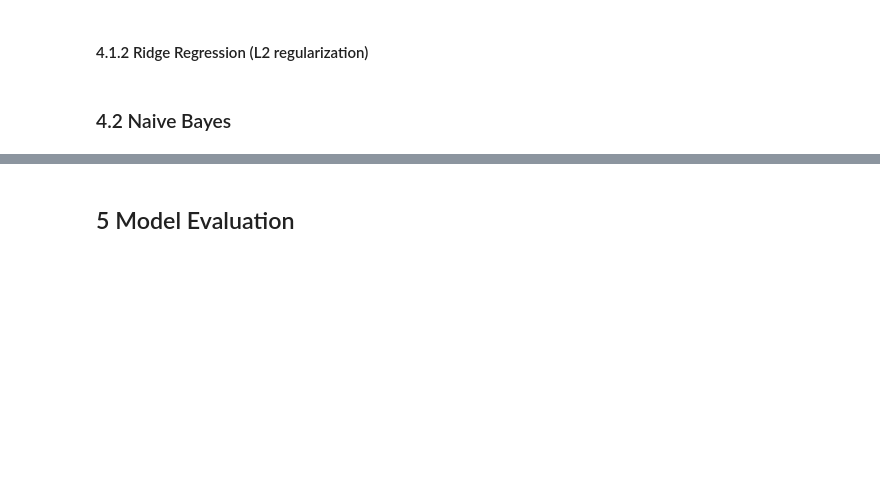
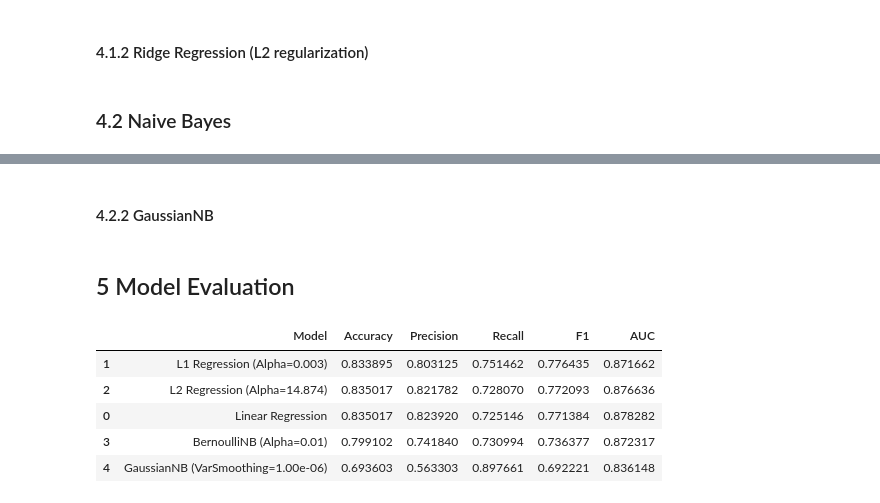
Before and after one commit to fede-giorgi/Transformer_is_All_You_Need, a Jupyter notebook: project.ipynb, the cells around one changed output, grey strips where cells are left out. Cells and saved outputs as stored; diff of their text form; code cells hidden in the pictures; blank space fills up the shorter version.

```diff
--- a/project.ipynb
+++ b/project.ipynb
@@ -1323,0 +1356,2 @@ print("Best GaussianNB added to df_results with var_smoothing =", best_row_gnb["
+# %% [markdown]
+#### 4.2.2 GaussianNB
@@ -1324,4 +1418,11 @@ print("Best GaussianNB added to df_results with var_smoothing =", best_row_gnb["
 # %% [markdown]
 ## 5 Model Evaluation
 # %%
-df_results.sort_values(by="F1", ascending=False)
+df_results.sort_values(by="F1", ascending=False)[ ["Model", "Accuracy", "Precision", "Recall", "F1", "AUC"]]
+# %% [output]
+|  | Model | Accuracy | Precision | Recall | F1 | AUC |
+| 1 | L1 Regression (Alpha=0.003) | 0.833895 | 0.803125 | 0.751462 | 0.776435 | 0.871662 |
+| 2 | L2 Regression (Alpha=14.874) | 0.835017 | 0.821782 | 0.728070 | 0.772093 | 0.876636 |
+| 0 | Linear Regression | 0.835017 | 0.823920 | 0.725146 | 0.771384 | 0.878282 |
+| 3 | BernoulliNB (Alpha=0.01) | 0.799102 | 0.741840 | 0.730994 | 0.736377 | 0.872317 |
+| 4 | GaussianNB (VarSmoothing=1.00e-06) | 0.693603 | 0.563303 | 0.897661 | 0.692221 | 0.836148 |
```
Also changed, not shown: parts of 46 cells of this notebook.
